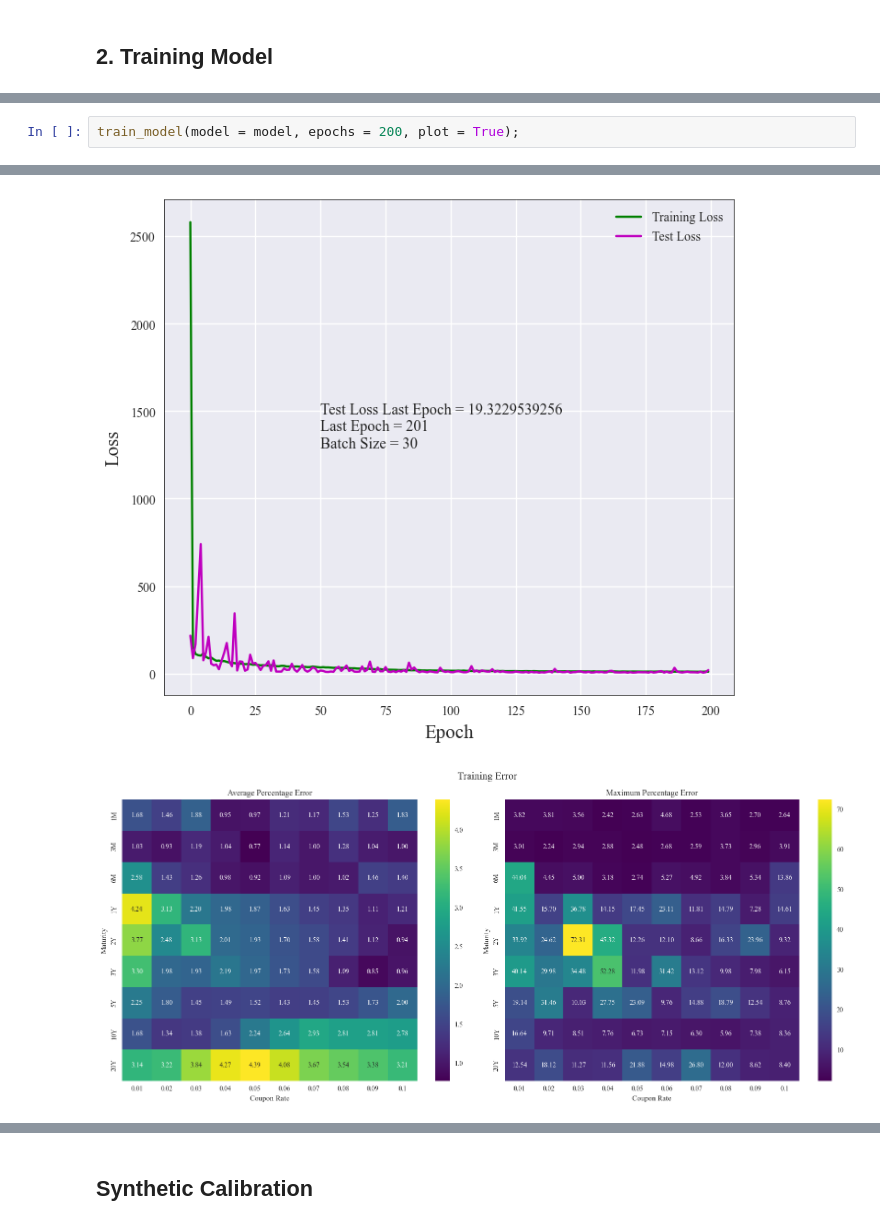
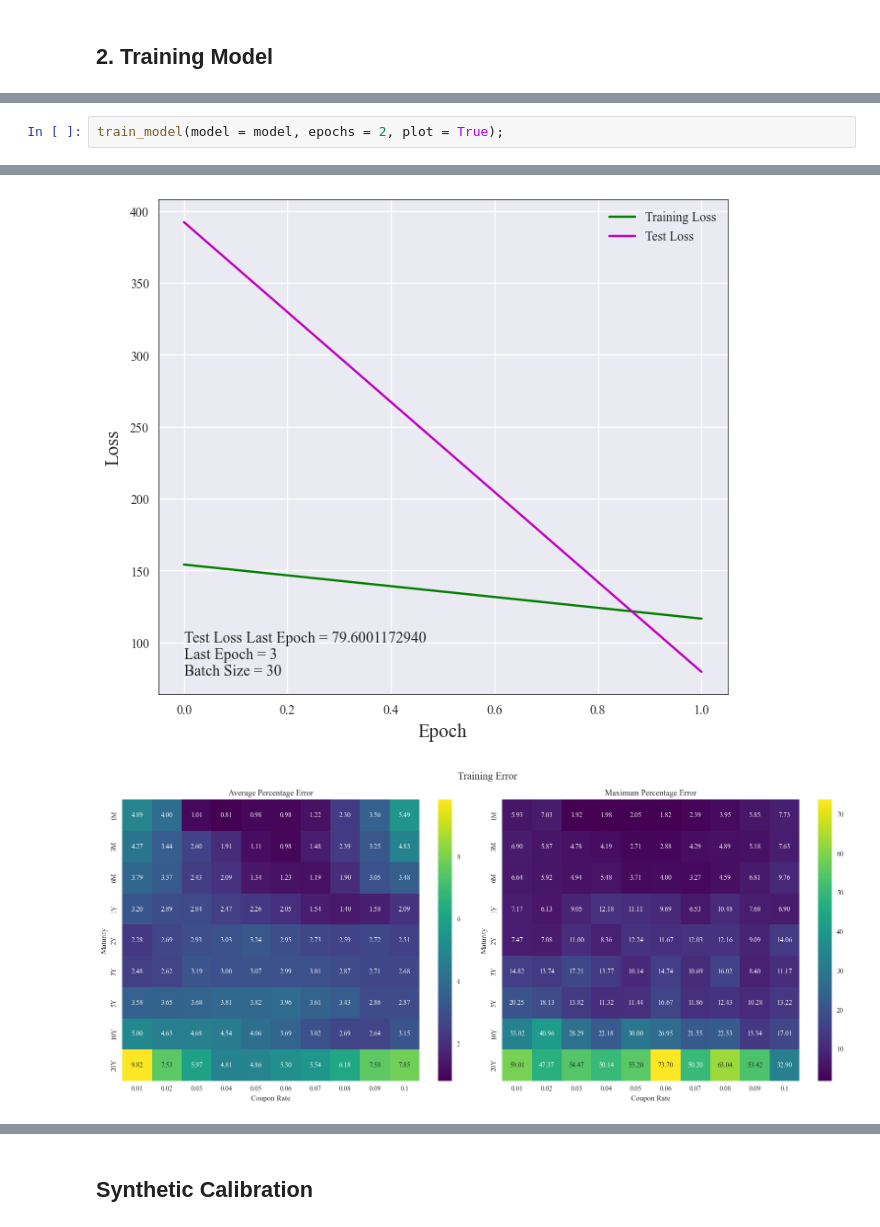
Before and after one commit to samaypanwar/FYP-Code, a Jupyter notebook: notebooks/test.ipynb, the cells around one changed output, grey strips where cells are left out. Saved outputs shown, nothing was run; the diff lists cells and outputs as text.

```diff
--- a/notebooks/test.ipynb
+++ b/notebooks/test.ipynb
@@ -60,3 +61,3 @@ _________________________________________________________________
 # %%
-train_model(model = model, epochs = 200, plot = True);
+train_model(model = model, epochs = 2, plot = True);
 # %% [output]
@@ -65,2 +66,2 @@ train_model(model = model, epochs = 200, plot = True);
-[figure, old version]
+[figure, new version]
-[figure, old version]
+[figure, new version]
```
Also changed, not shown: parts of 12 cells of this notebook, 59 other files.
